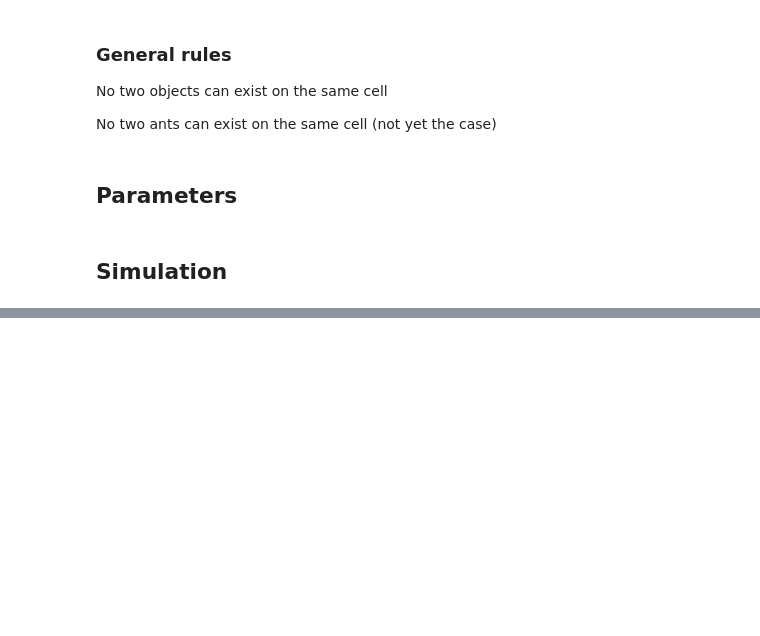
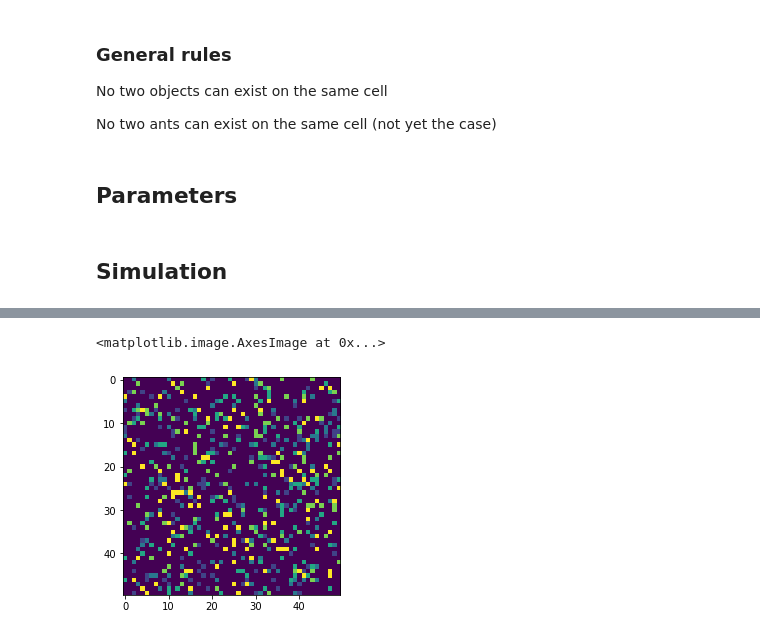
Before and after one commit to yvlaere/ant_sorting, a Jupyter notebook: ant_sorting.ipynb, the cells around one changed output, grey strips where cells are left out. Cells and saved outputs as stored; diff of their text form; code cells hidden in the pictures; blank space fills up the shorter version.

```diff
--- a/ant_sorting.ipynb
+++ b/ant_sorting.ipynb
@@ -128,0 +208,5 @@ plt.imshow(grids[90])
+# %%
+plt.imshow(grid)
+# %% [output]
+<matplotlib.image.AxesImage at 0x...>
+[figure, added]
```
Also changed, not shown: parts of 17 cells of this notebook.
